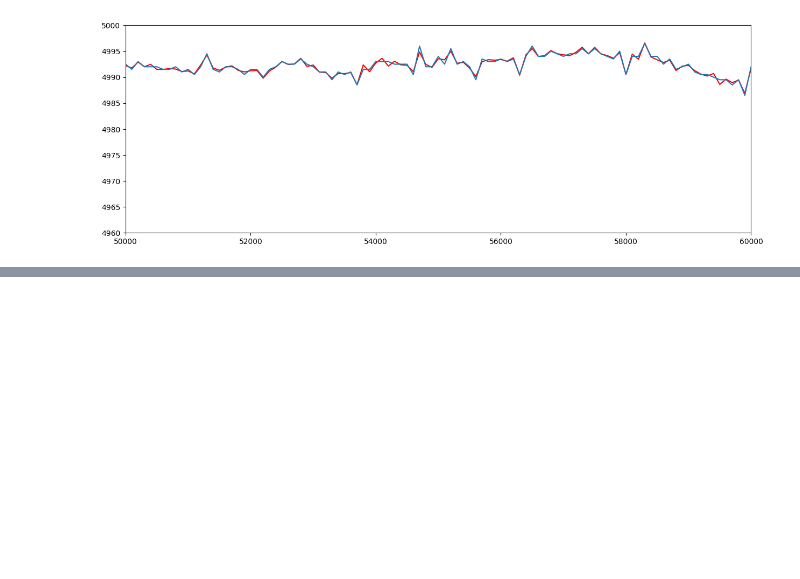
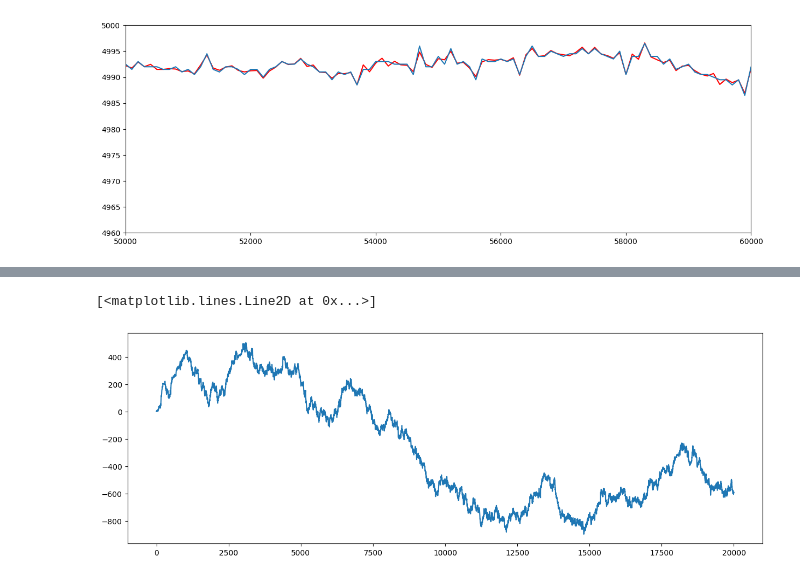
Before and after one commit to kzqiu/imc-2023, a Jupyter notebook: round1/data.ipynb, the cells around one changed output, grey strips where cells are left out. Cells and saved outputs as stored; diff of their text form; code cells hidden in the pictures; blank space fills up the shorter version.

Commit message:
Added results data and added tester.py file for bananas.

```diff
--- a/round1/data.ipynb
+++ b/round1/data.ipynb
@@ -450,3 +450,6 @@ plt.show()
 30000
 0.09798479314687092
 [figure]
+# %%
+results = pd.read_csv('./data/results.csv', sep=';')
+results.tail(10)
@@ -452,0 +468,7 @@ plt.show()
+# %%
+b_res = results[results['product'] == 'BANANAS']['profit_and_loss']
+plt.figure(figsize=(15, 5))
+plt.plot(b_res)
+# %% [output]
+[<matplotlib.lines.Line2D at 0x...>]
+[figure, added]
```
Also changed, not shown: parts of 2 cells of this notebook, 2 other files.
